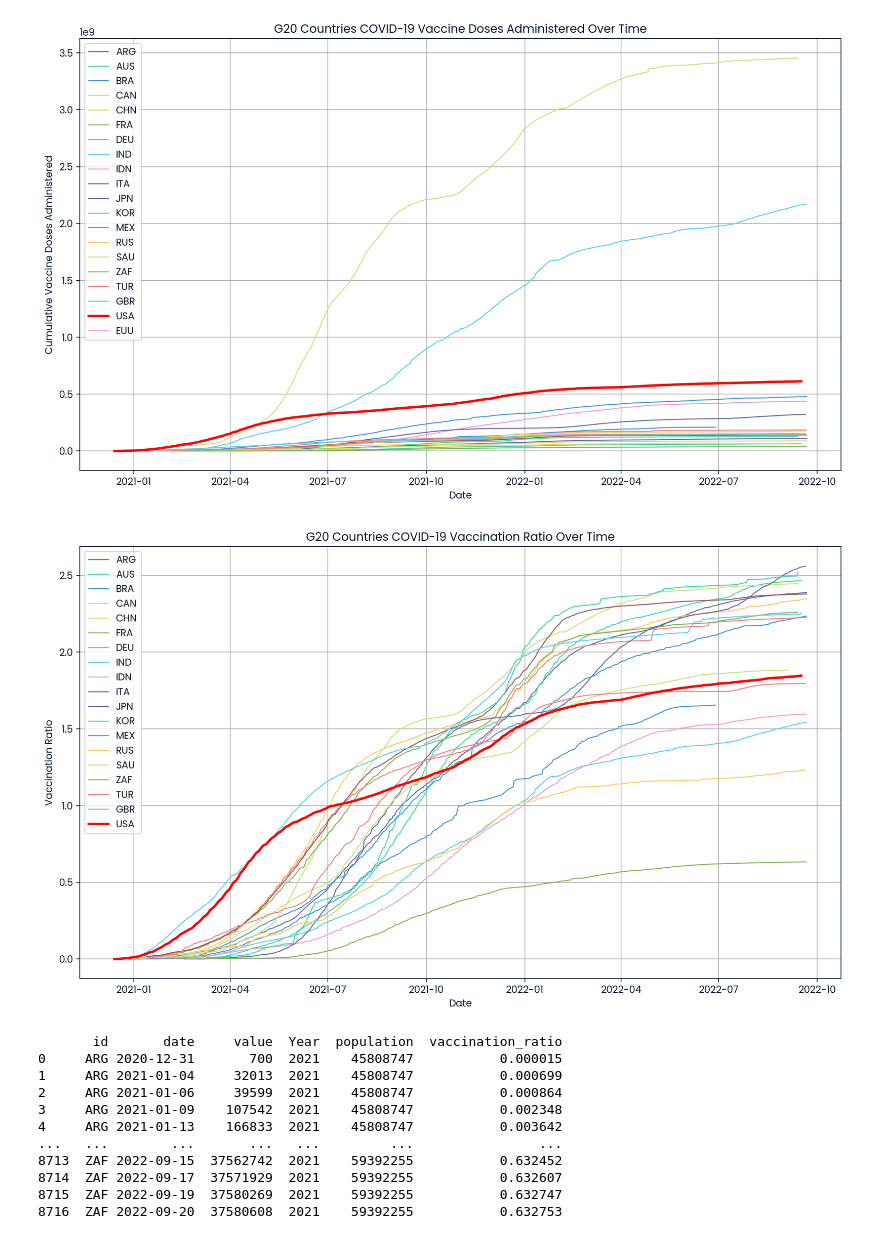
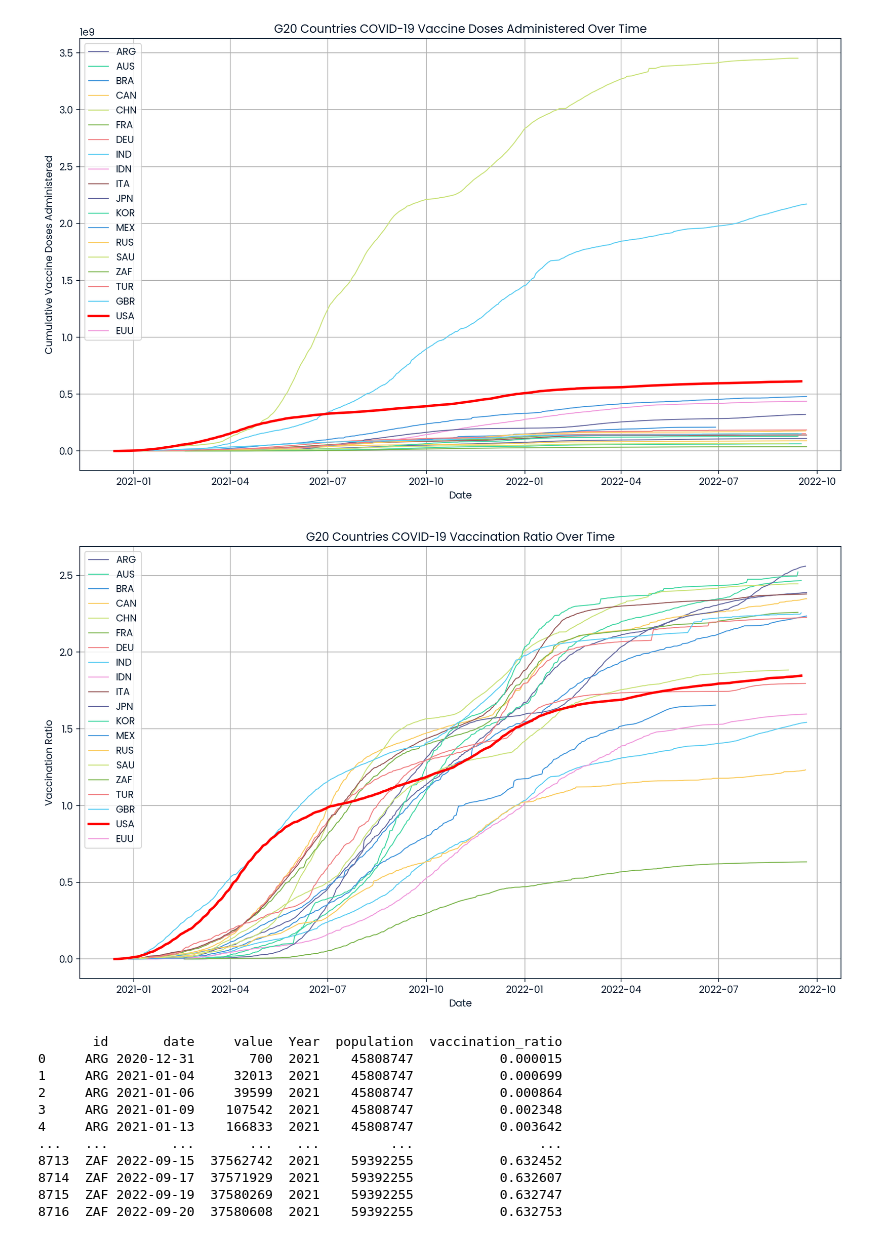
Before and after one commit to kyoichiq/covid_data_project, a Jupyter notebook: covid_data.ipynb, the cells around one changed output. Drawn from its saved outputs; the diff is of its cells as text; code cells hidden in the pictures.

```diff
--- a/covid_data.ipynb
+++ b/covid_data.ipynb
@@ -157,10 +182,9 @@ regional_data_with_population[display_columns_regions]
 # %%
 
-# Load the CSV file
-file_path = 'historical-global-doses-administered.csv'
-data = pd.read_csv(file_path)
+# Load the vaccine data
+data = pd.read_csv('historical-global-doses-administered.csv')
 
-# Define the three-letter codes for G20 countries
+# Define G20 countries
 g20_countries = [
     'ARG', 'AUS', 'BRA', 'CAN', 'CHN', 'FRA', 'DEU', 'IND', 'IDN', 'ITA',
     'JPN', 'KOR', 'MEX', 'RUS', 'SAU', 'ZAF', 'TUR', 'GBR', 'USA', 'EUU'
@@ -194,39 +218,36 @@ plt.show()
 # %%
 # Load the population data
 population_data = pd.read_csv('population.csv')
 
 # Filter the population data for G20 countries in 2021
 g20_population_data_2021 = population_data[(population_data['id'].isin(g20_countries)) & (population_data['Year'] == 2021)]
 
 # Merge the vaccination data with the population data
 combined_data = pd.merge(g20_data, g20_population_data_2021, left_on='id', right_on='id')
 
 # Calculate the vaccination ratio
 combined_data['vaccination_ratio'] = combined_data['value'] / combined_data['population']
 
 # Convert the date column to datetime type
 combined_data['date'] = pd.to_datetime(combined_data['date'])
 
 # Plot the vaccination ratio for G20 countries
 plt.figure(figsize=(14, 8))
 
 # Assuming g20_countries is a list of country codes
 for country_code in g20_countries:
     country_data = combined_data[combined_data['id'] == country_code]
-    if not country_data.empty:
-        # Assuming the correct column name for the country name is 'Country'
-        country_name = country_data['Country'].iloc[0] if 'Country' in country_data.columns else country_code
-        if country_code == 'USA':
-            plt.plot(country_data['date'], country_data['vaccination_ratio'], label=country_name, linewidth=2.5, color='red')
-        else:
-            plt.plot(country_data['date'], country_data['vaccination_ratio'], label=country_name, linewidth=1)
+    if country_code == 'USA':
+        plt.plot(country_data['date'], country_data['vaccination_ratio'], label=country_code, linewidth=2.5, color='red')
+    else:
+        plt.plot(country_data['date'], country_data['vaccination_ratio'], label=country_code, linewidth=1)
 
 plt.xlabel('Date')
 plt.ylabel('Vaccination Ratio')
 plt.title('G20 Countries COVID-19 Vaccination Ratio Over Time')
 plt.legend()
 plt.grid(True)
 plt.show()
 # %% [output]
-[figure, old version]
+[figure, new version]
 # %%
```
Also changed, not shown: parts of 6 cells of this notebook.
